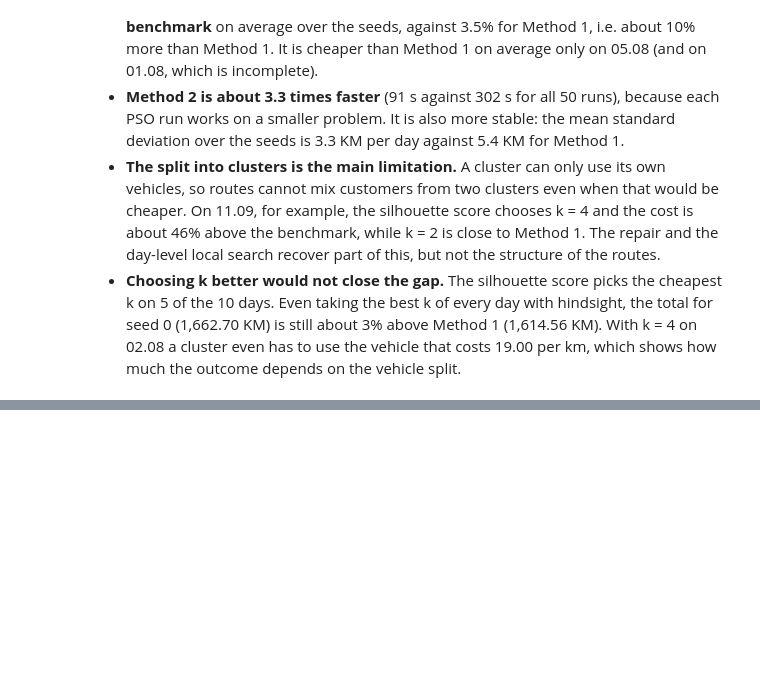
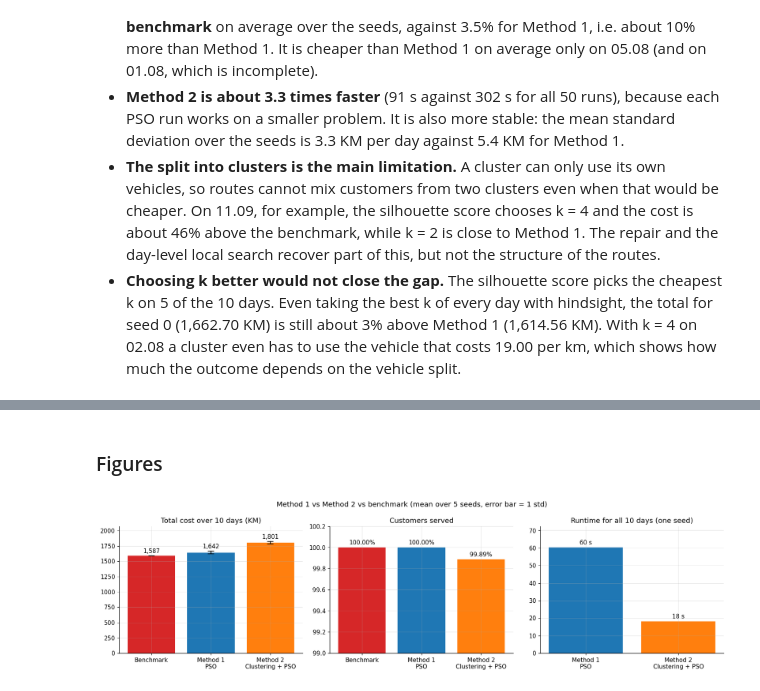
Before and after one commit to Anjar425/vrp-pso-clustering, a Jupyter notebook: notebooks/VRP.ipynb, the cells around one changed output, grey strips where cells are left out. Saved outputs shown, nothing was run; the diff lists cells and outputs as text; code cells hidden in the pictures; blank space fills up the shorter version.

Commit message:
docs: add README, dataset and methodology documentation with results and figures

```diff
--- a/notebooks/VRP.ipynb
+++ b/notebooks/VRP.ipynb
@@ -2369,0 +2491,32 @@ Unassigned customers per k: {2: 1, 3: 0, 4: 0}
+# %% [markdown]
+### Figures
+# %%
+C1, C2, CB = "tab:blue", "tab:orange", "tab:red"
+
+fig, axes = plt.subplots(1, 3, figsize=(15, 4.2))
+names = ["Benchmark", "Method 1\nPSO", "Method 2\nClustering + PSO"]
+costs = [comparison.iloc[2]["total_cost_mean"], comparison.iloc[0]["total_cost_mean"], comparison.iloc[1]["total_cost_mean"]]
+errors = [0, comparison.iloc[0]["total_cost_std"], comparison.iloc[1]["total_cost_std"]]
+bars = axes[0].bar(names, costs, yerr=errors, capsize=5, color=[CB, C1, C2])
+axes[0].bar_label(bars, labels=[f"{c:,.0f}" for c in costs], padding=3)
+axes[0].set_ylim(0, max(costs) * 1.15)
+axes[0].set_title("Total cost over 10 days (KM)")
+
+served = [100, comparison.iloc[0]["customers_served_%"], comparison.iloc[1]["customers_served_%"]]
+bars = axes[1].bar(names, served, color=[CB, C1, C2])
+axes[1].bar_label(bars, labels=[f"{s:.2f}%" for s in served], padding=3)
+axes[1].set_ylim(99, 100.2)
+axes[1].set_title("Customers served")
+
+runtime = [comparison.iloc[0]["runtime_s_10_days"], comparison.iloc[1]["runtime_s_10_days"]]
+bars = axes[2].bar(names[1:], runtime, color=[C1, C2])
+axes[2].bar_label(bars, labels=[f"{t:.0f} s" for t in runtime], padding=3)
+axes[2].set_ylim(0, max(runtime) * 1.2)
+axes[2].set_title("Runtime for all 10 days (one seed)")
+
+fig.suptitle("Method 1 vs Method 2 vs benchmark (mean over 5 seeds, error bar = 1 std)")
+fig.tight_layout()
+save_figure(fig, "comparison_summary")
+plt.show()
+# %% [output]
+[figure, added]
```
Also changed, not shown: parts of 18 cells of this notebook, 11 other files.
